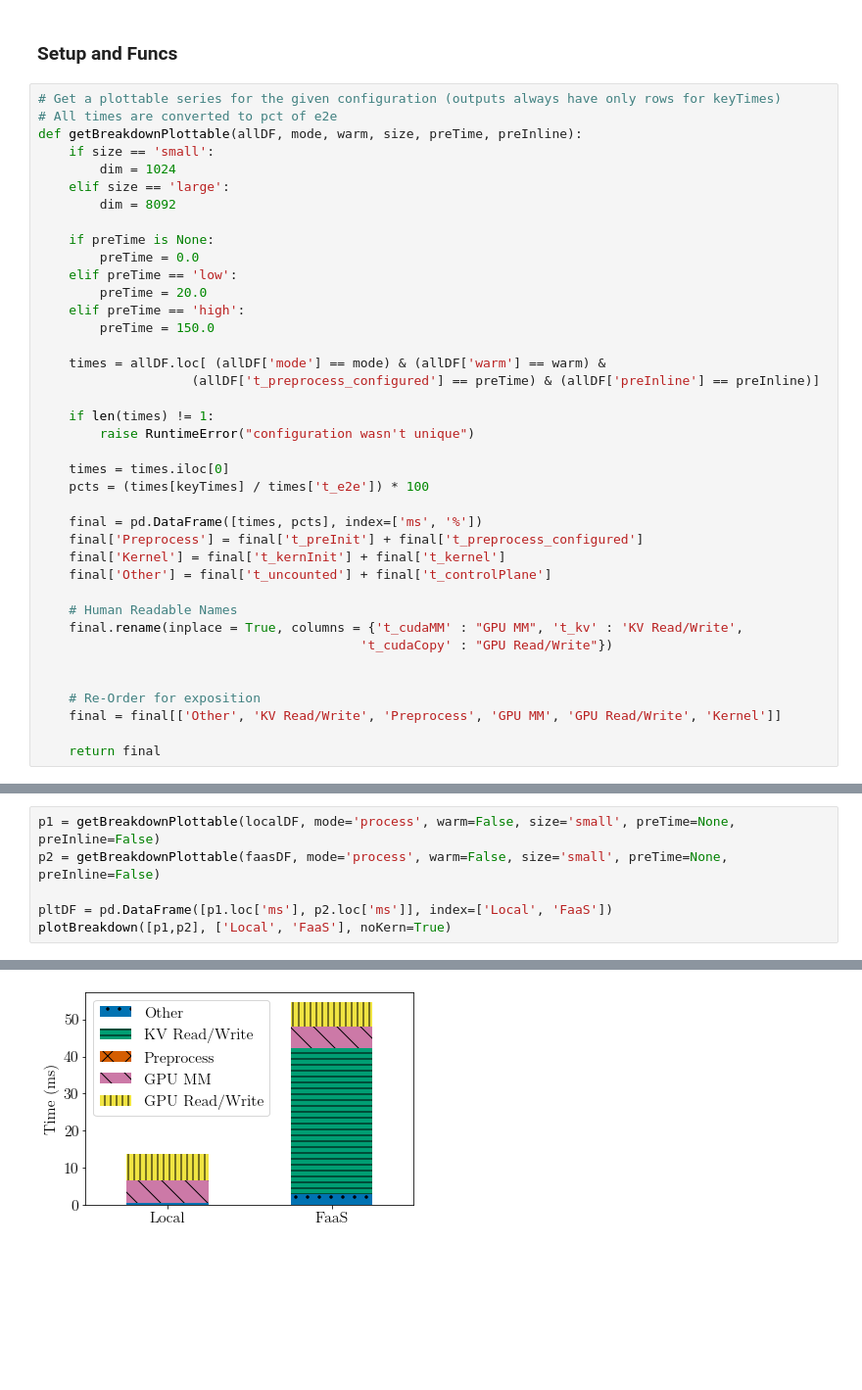
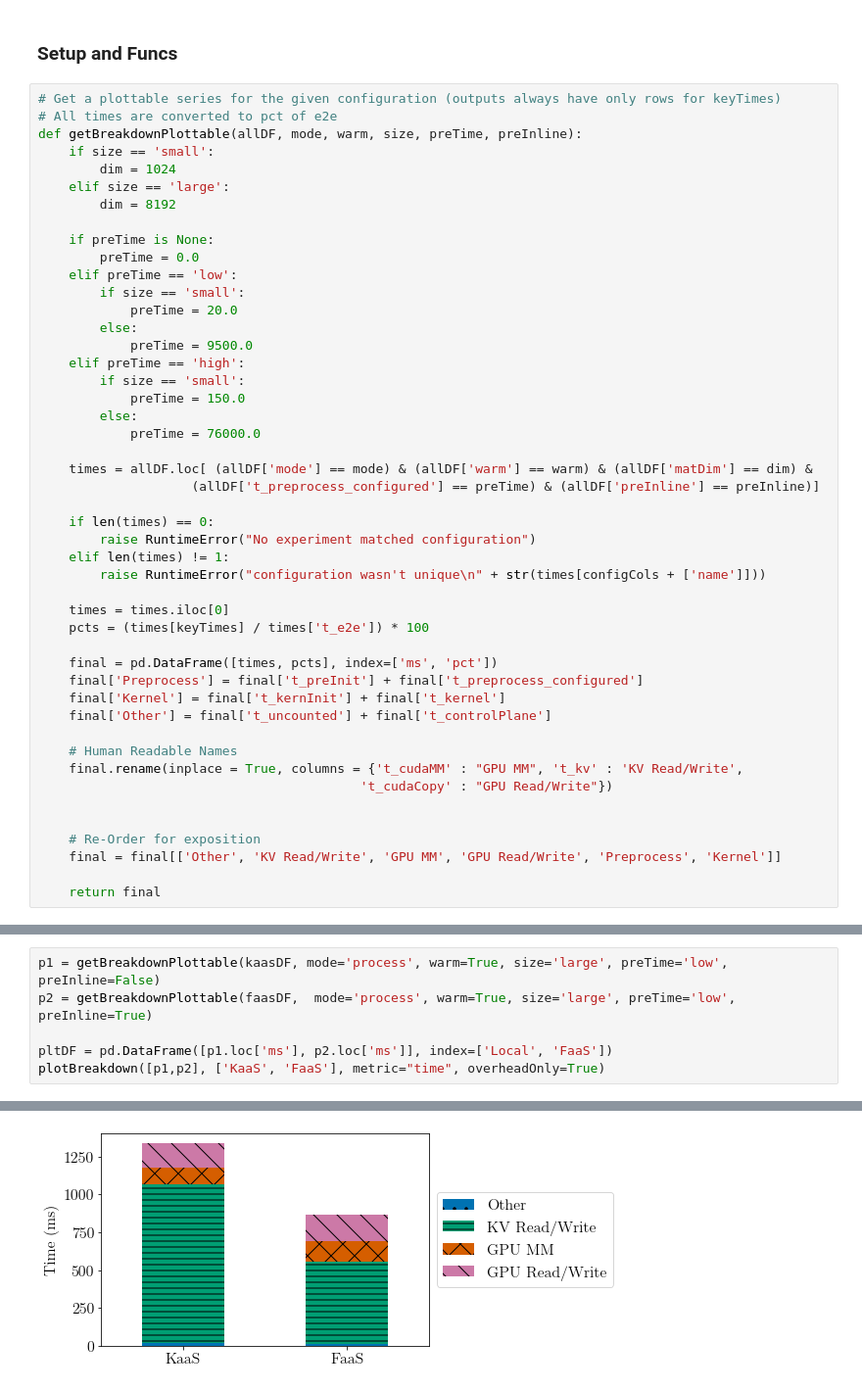
Before and after one commit to NathanTP/fakefaas, a Jupyter notebook: examples/kaasMicro/analysis/matmulAnalysis.ipynb, the cells around one changed output, grey strips where cells are left out. Shown at 98% size. Saved outputs shown, nothing was run; the diff lists cells and outputs as text; blank space fills up the shorter version.

Commit message:
Analysis includes preprocessing

```diff
--- a/examples/kaasMicro/analysis/matmulAnalysis.ipynb
+++ b/examples/kaasMicro/analysis/matmulAnalysis.ipynb
@@ -133,25 +153,33 @@ def getBreakdownPlottable(allDF, mode, warm, size, preTime, preInline):
     if size == 'small':
         dim = 1024
     elif size == 'large':
-        dim = 8092
+        dim = 8192
 
     if preTime is None:
         preTime = 0.0
     elif preTime == 'low':
-        preTime = 20.0
+        if size == 'small':
+            preTime = 20.0
+        else:
+            preTime = 9500.0
     elif preTime == 'high':
-        preTime = 150.0
+        if size == 'small':
+            preTime = 150.0
+        else:
+            preTime = 76000.0
 
-    times = allDF.loc[ (allDF['mode'] == mode) & (allDF['warm'] == warm) &
+    times = allDF.loc[ (allDF['mode'] == mode) & (allDF['warm'] == warm) & (allDF['matDim'] == dim) &
                     (allDF['t_preprocess_configured'] == preTime) & (allDF['preInline'] == preInline)]
 
-    if len(times) != 1:
-        raise RuntimeError("configuration wasn't unique")
+    if len(times) == 0:
+        raise RuntimeError("No experiment matched configuration")
+    elif len(times) != 1:
+        raise RuntimeError("configuration wasn't unique\n" + str(times[configCols + ['name']]))
 
     times = times.iloc[0]
     pcts = (times[keyTimes] / times['t_e2e']) * 100
 
-    final = pd.DataFrame([times, pcts], index=['ms', '%'])
+    final = pd.DataFrame([times, pcts], index=['ms', 'pct'])
     final['Preprocess'] = final['t_preInit'] + final['t_preprocess_configured']
     final['Kernel'] = final['t_kernInit'] + final['t_kernel']
     final['Other'] = final['t_uncounted'] + final['t_controlPlane']
@@ -162,7 +190,7 @@ def getBreakdownPlottable(allDF, mode, warm, size, preTime, preInline):
 
 
     # Re-Order for exposition
-    final = final[['Other', 'KV Read/Write', 'Preprocess', 'GPU MM', 'GPU Read/Write', 'Kernel']]
+    final = final[['Other', 'KV Read/Write', 'GPU MM', 'GPU Read/Write', 'Preprocess', 'Kernel']]
 
     return final
 # %%
@@ -241,7 +268,7 @@ def plotBreakdownBroken(df, limits, title=''):
 # %%
-p1 = getBreakdownPlottable(localDF, mode='process', warm=False, size='small', preTime=None, preInline=False)
-p2 = getBreakdownPlottable(faasDF, mode='process', warm=False, size='small', preTime=None, preInline=False)
+p1 = getBreakdownPlottable(kaasDF, mode='process', warm=True, size='large', preTime='low', preInline=False)
+p2 = getBreakdownPlottable(faasDF,  mode='process', warm=True, size='large', preTime='low', preInline=True)
 
 pltDF = pd.DataFrame([p1.loc['ms'], p2.loc['ms']], index=['Local', 'FaaS'])
-plotBreakdown([p1,p2], ['Local', 'FaaS'], noKern=True)
+plotBreakdown([p1,p2], ['KaaS', 'FaaS'], metric="time", overheadOnly=True)
 # %% [output]
@@ -255 +275 @@ FaaS   88.911816
-[figure, old version]
+[figure, new version]
```
Also changed, not shown: parts of 6 cells of this notebook, 1 other file.
